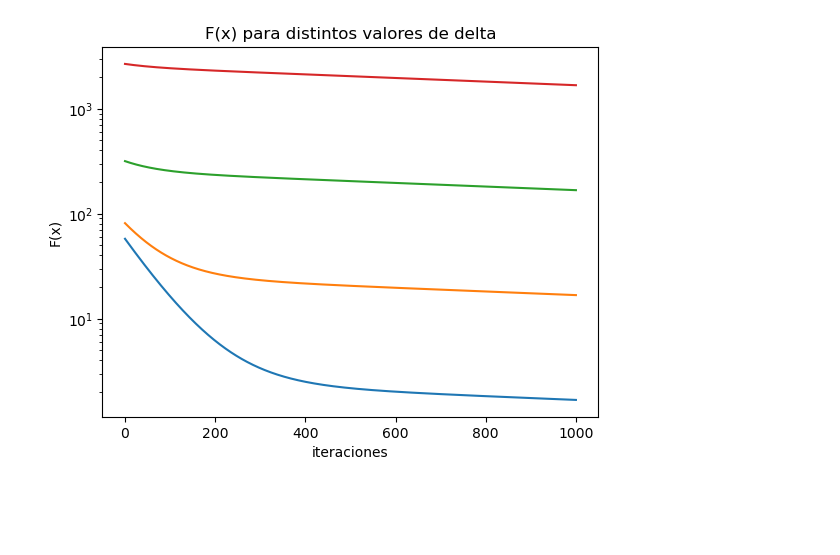
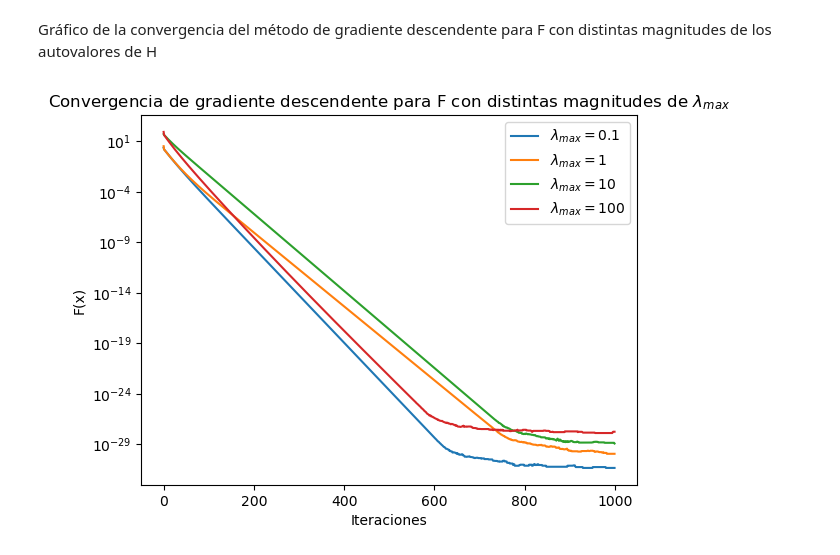
Before and after one commit to lucasU1969/tp_m-todos_2, a Jupyter notebook: tp4/papa.ipynb, the cells around one changed output. Cells and saved outputs as stored; diff of their text form; code cells hidden in the pictures; blank space fills up the shorter version.

```diff
--- a/tp4/papa.ipynb
+++ b/tp4/papa.ipynb
@@ -83,18 +105,33 @@ plt.show()
-# %%
-# gráfico de los valores de F para cada uno de los x encontrados con el descenso de gradiente
-deltas = [0.1, 1, 10, 100]
-ys0 = [F2(rnd_A, x, rnd_b, 0.1) for x in xs]
-ys1 = [F2(rnd_A, x, rnd_b, 1) for x in xs]
-ys2 = [F2(rnd_A, x, rnd_b, 10) for x in xs]
-ys3 = [F2(rnd_A, x, rnd_b, 100) for x in xs]
-plt.plot(ys0)
-plt.plot(ys1)
-plt.plot(ys2)
-plt.plot(ys3)
-plt.yscale('log')
-plt.ylabel('F(x)')
-plt.xlabel('iteraciones')
-plt.title('F(x) para distintos valores de delta')
-plt.show()
-# %% [output]
-[figure, removed]
+# %% [markdown]
+Gráfico de la convergencia del método de gradiente descendente para F con distintas magnitudes de los autovalores de H
+# %%
+# Gráfico de la convergencia del método de gradiente descendente para F con distintas magnitudes de los autovalores de H
+b0 = random_vector(5)
+x0 = random_vector(100)
+delta = 0
+
+A0 = generate_matrix_with_H_eigenval_magnitude(5, 100, b0, 0.1)
+_, s0, _ = np.linalg.svd(2 * A0.T @ A0, full_matrices=False)
+step0 = 1 / max(s0)
+A1 = generate_matrix_with_H_eigenval_magnitude(5, 100, b0,  1)
+_, s1, _ = np.linalg.svd(2 * A1.T @ A1, full_matrices=False)
+step1 = 1 / max(s1)
+A2 = generate_matrix_with_H_eigenval_magnitude(5, 100, b0, 10)
+_, s2, _ = np.linalg.svd(2 * A2.T @ A2, full_matrices=False)
+step2 = 1 / max(s2)
+A3 = generate_matrix_with_H_eigenval_magnitude(5, 100, b0, 100)
+_, s3, _ = np.linalg.svd(2 * A3.T @ A3, full_matrices=False)
+step3 = 1 / max(s3)
+
+plt.plot([F(A0, x, b0) for x in gradient_descent(A0, b0, x0, step0, delta, 1000)], label=r'$\lambda_{max} = 0.1$')
+plt.plot([F(A1, x, b0) for x in gradient_descent(A1, b0, x0, step1, delta, 1000)], label=r'$\lambda_{max} = 1$')
+plt.plot([F(A2, x, b0) for x in gradient_descent(A2, b0, x0, step2, delta, 1000)], label=r'$\lambda_{max} = 10$')
+plt.plot([F(A3, x, b0) for x in gradient_descent(A3, b0, x0, step3, delta, 1000)], label=r'$\lambda_{max} = 100$')
+plt.yscale('log')
+plt.xlabel('Iteraciones')
+plt.ylabel('F(x)')
+plt.title(r'Convergencia de gradiente descendente para F con distintas magnitudes de $\lambda_{max}$')
+plt.legend()
+plt.show()
+# %% [output]
+[figure, added]
```
Also changed, not shown: parts of 23 cells of this notebook.
